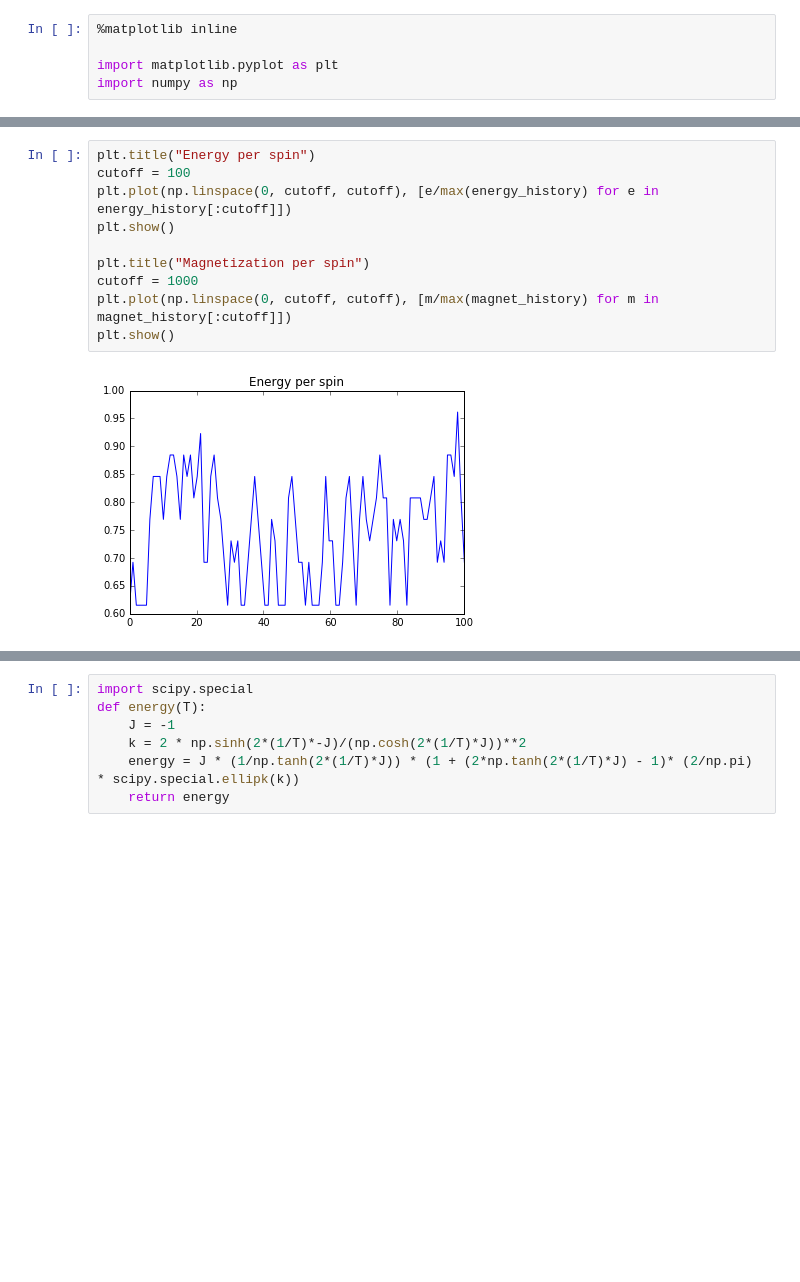
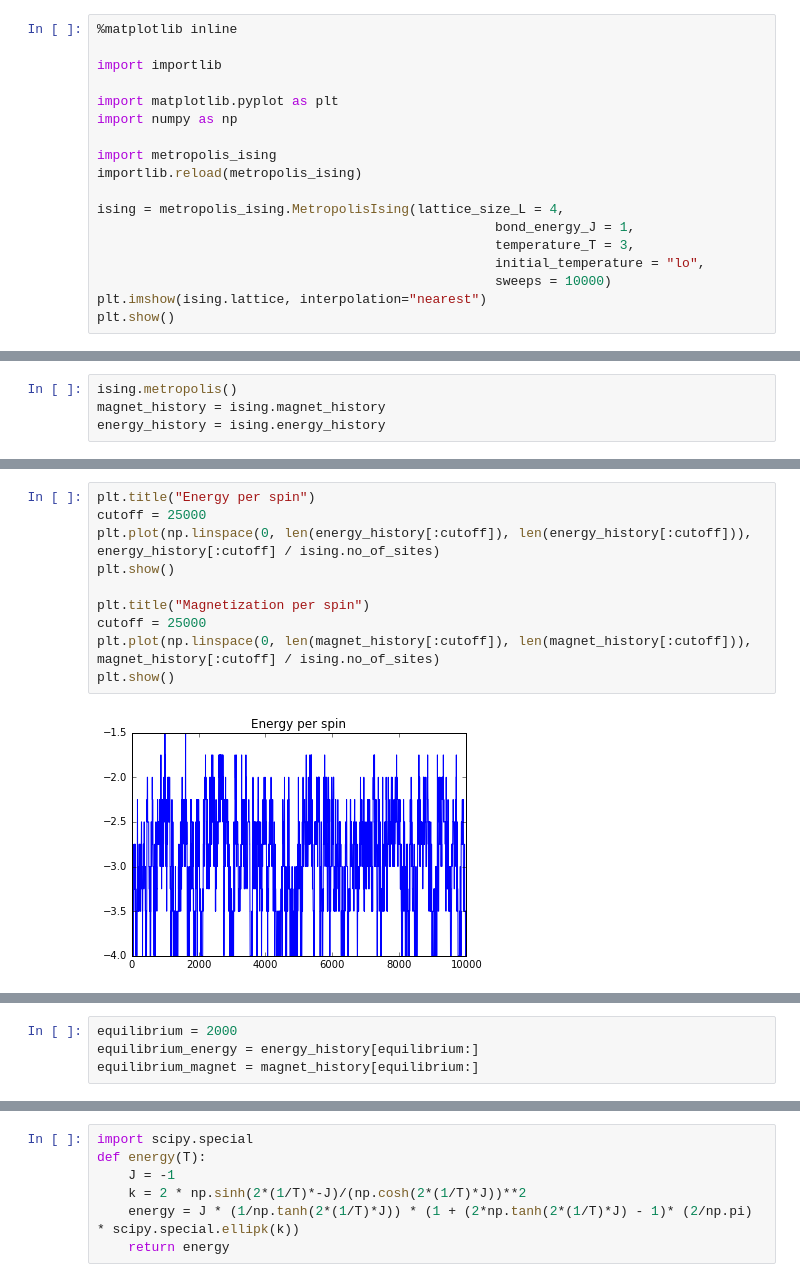
Before and after one commit to teunzwart/bachelor-project, a Jupyter notebook: code/Metropolis-Ising.ipynb, the cells around one changed output, grey strips where cells are left out. Cells and saved outputs as stored; diff of their text form; blank space fills up the shorter version.

```diff
--- a/code/Metropolis-Ising.ipynb
+++ b/code/Metropolis-Ising.ipynb
@@ -1,5 +1,18 @@
 # %%
 %matplotlib inline
 
+import importlib
+
 import matplotlib.pyplot as plt
 import numpy as np
+
+import metropolis_ising
+importlib.reload(metropolis_ising)
+
+ising = metropolis_ising.MetropolisIsing(lattice_size_L = 4,
+                                                   bond_energy_J = 1,
+                                                   temperature_T = 3,
+                                                   initial_temperature = "lo",
+                                                   sweeps = 10000)
+plt.imshow(ising.lattice, interpolation="nearest")
+plt.show()
@@ -20,0 +21,4 @@ sweep 9000
+# %%
+ising.metropolis()
+magnet_history = ising.magnet_history
+energy_history = ising.energy_history
@@ -21,12 +36,12 @@ sweep 9000
 # %%
 plt.title("Energy per spin")
-cutoff = 100
-plt.plot(np.linspace(0, cutoff, cutoff), [e/max(energy_history) for e in energy_history[:cutoff]])
+cutoff = 25000
+plt.plot(np.linspace(0, len(energy_history[:cutoff]), len(energy_history[:cutoff])), energy_history[:cutoff] / ising.no_of_sites)
 plt.show()
 
 plt.title("Magnetization per spin")
-cutoff = 1000
-plt.plot(np.linspace(0, cutoff, cutoff), [m/max(magnet_history) for m in magnet_history[:cutoff]])
+cutoff = 25000
+plt.plot(np.linspace(0, len(magnet_history[:cutoff]), len(magnet_history[:cutoff])), magnet_history[:cutoff] / ising.no_of_sites)
 plt.show()
 # %% [output]
-[figure, old version]
+[figure, new version]
@@ -34 +49,5 @@ plt.show()
+# %%
+equilibrium = 2000
+equilibrium_energy = energy_history[equilibrium:]
+equilibrium_magnet = magnet_history[equilibrium:]
 # %%
```
Also changed, not shown: parts of 16 cells of this notebook, 1 other file.
